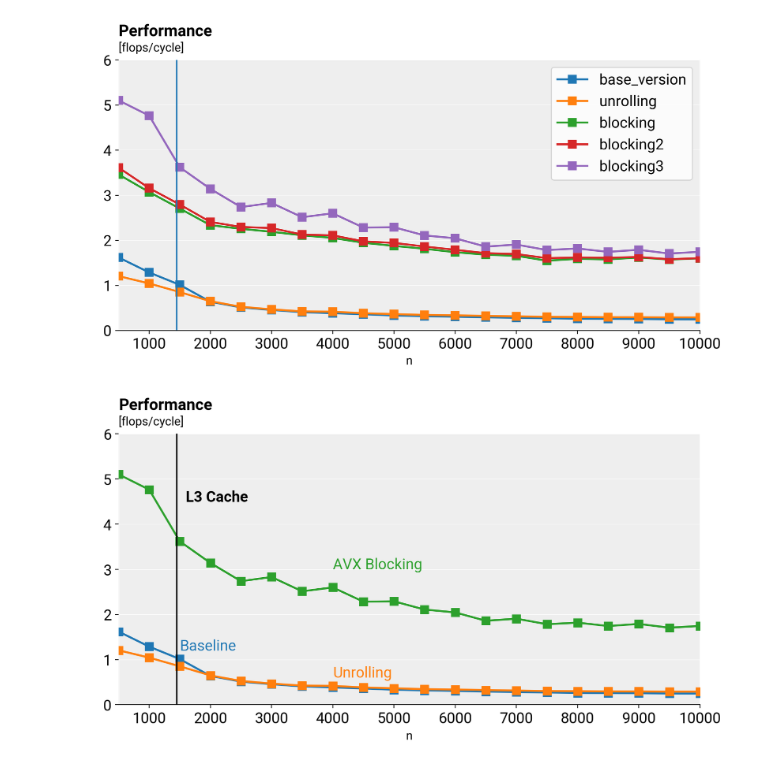
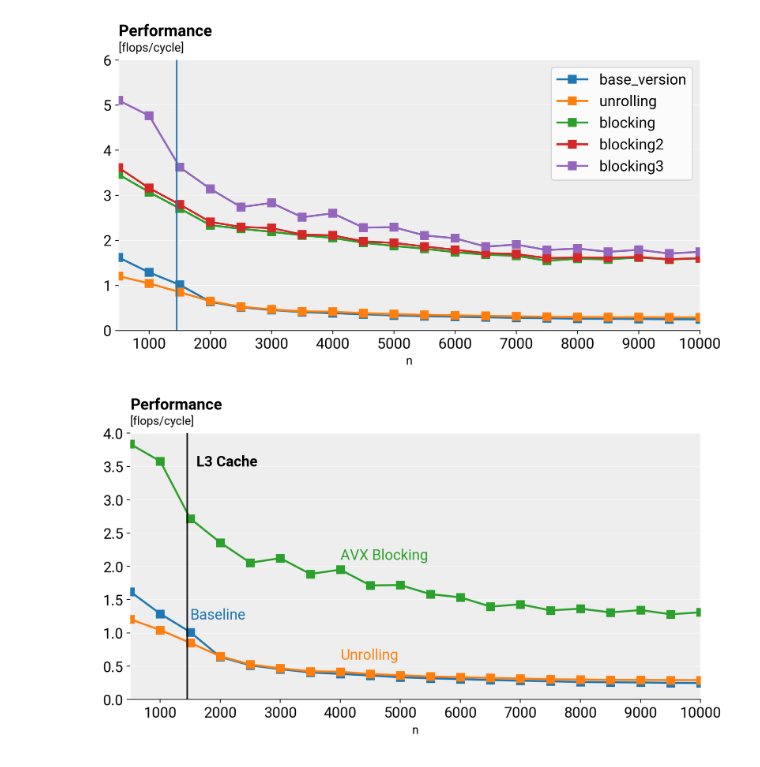
Before and after one commit to albertomontesg/fast-tsne, a Jupyter notebook: code/implementations/optimizations/symmetrize_affinities/benchmarking/benchmarking_final.ipynb, the cells around one changed output. Cells and saved outputs as stored; diff of their text form; code cells hidden in the pictures.

```diff
--- a/code/implementations/optimizations/symmetrize_affinities/benchmarking/benchmarking_final.ipynb
+++ b/code/implementations/optimizations/symmetrize_affinities/benchmarking/benchmarking_final.ipynb
@@ -108,9 +108,9 @@ perf = []
 flops = {
     "base_version": N * (N - 1) / 2 + 3*N**2,
     "unrolling": N * (N - 1) / 2 + 3*N**2,
-    "blocking": N/8*(N/8-1)*(2*8*8 + 8*8) + 3*N**2,
-    "blocking2": N/8*(N/8-1)*(2*8*8 + 8*8) + 3*N**2,
-    "blocking3": N/8*(N/8-1)*(2*8*8 + 8*8) + 3*N**2,
+    "blocking": N/8*(N/8-1)*(2*8*8 + 8*8)/2 + 3*N**2,
+    "blocking2": N/8*(N/8-1)*(2*8*8 + 8*8)/2 + 3*N**2,
+    "blocking3": N/8*(N/8-1)*(2*8*8 + 8*8)/2 + 3*N**2,
 }
 
 for func in func_names:
@@ -128,7 +128,7 @@ markersize = 8
 labels_fontsize = 12
 fontsize = 20
 xlabel = "n"
-ylim = 6
+ylim = 4
 
 fig = plt.figure()
 if title:
@@ -143,7 +143,7 @@ avx, = ax.plot(N, perf[4], linewidth=lw, marker=marker, markersize=markersize, l
 ax.text(1500, 1.2, "Baseline", color=base.get_color())
 ax.text(4000, 0.6, "Unrolling", color=unroll.get_color())
 
-ax.text(4000, 3, "AVX Blocking", color=avx.get_color())
+ax.text(4000, 2.1, "AVX Blocking", color=avx.get_color())
 
 if legend:
     ax.legend()
@@ -159,32 +159,32 @@ ax.ticklabel_format(axis='y', style='sci')
 plt.draw()
 if ax.yaxis.get_offset_text().get_text() != '':
     ax.yaxis.major.formatter._useMathText = True
     plt.draw()
     exponent_text = '[{}]'.format(ax.yaxis.get_offset_text().get_text())
     ax.yaxis.offsetText.set_visible(False)
 
 ax.set_title(
     '[{}]{}'.format(ylabel, exponent_text),
     fontsize=labels_fontsize,
     position=(0, 1.0),
     ha='left',
     va='bottom')
 
 ax.yaxis.grid(color='#ffffff', linestyle='-', linewidth=.5)
 ax.set_facecolor('#eeeeee')
 ax.spines['right'].set_visible(False)
 ax.spines['left'].set_visible(False)
 ax.spines['top'].set_visible(False)
 ax.get_xaxis().tick_bottom()
 ax.get_yaxis().tick_left()
 
 ax.set_xticks(np.arange(1000, 10000+1, 1000))
 ax.set_xticklabels(np.arange(1000, 10000+1, 1000))
 ax.axvline(N_cache3, c="k")
-ax.text(1600, 4.5, "L3 Cache", fontweight="bold")
+ax.text(1600, 3.5, "L3 Cache", fontweight="bold")
 
 plt.savefig("bench_euler.png", bbox_inches="tight")
 
 plt.show()
 # %% [output]
-[figure, old version]
+[figure, new version]
```
Also changed, not shown: 11 other files.
